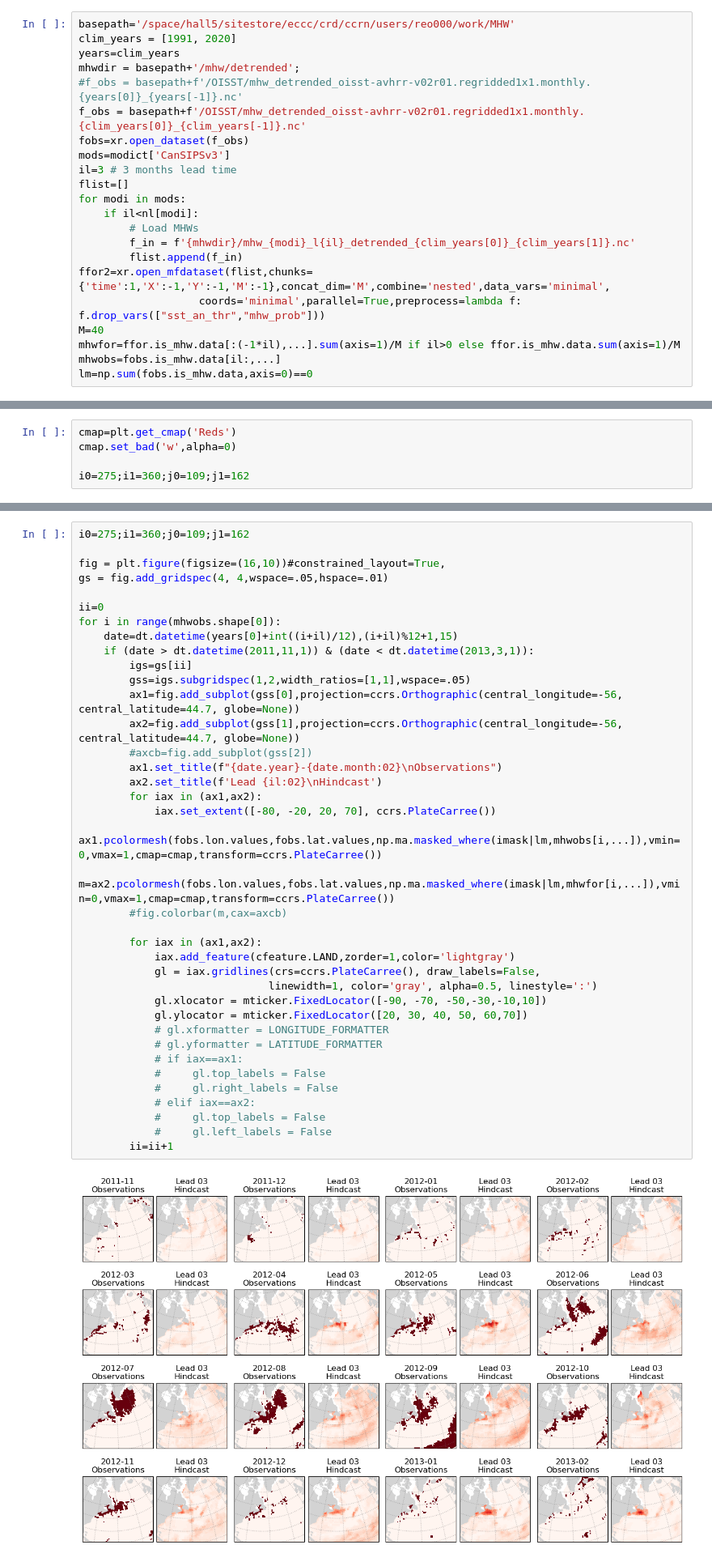
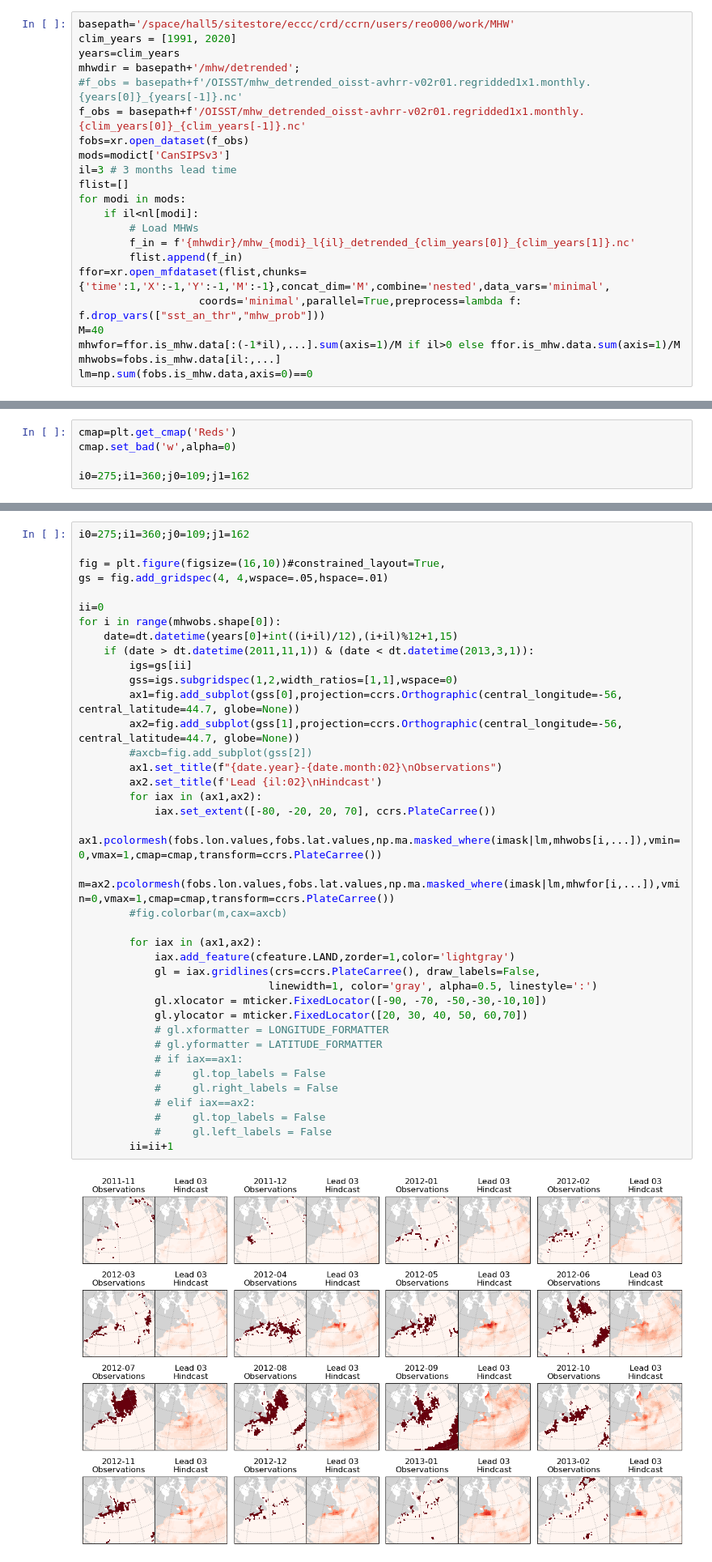
Before and after one commit to e-olson/MHW, a Jupyter notebook: caseStudiesMonthly/MHWMovie-NAtl2012.ipynb, the cells around one changed output, grey strips where cells are left out. Shown at 81% size. Drawn from its saved outputs; the diff is of its cells as text.

```diff
--- a/caseStudiesMonthly/MHWMovie-NAtl2012.ipynb
+++ b/caseStudiesMonthly/MHWMovie-NAtl2012.ipynb
@@ -42,7 +42,7 @@ for modi in mods:
         # Load MHWs
         f_in = f'{mhwdir}/mhw_{modi}_l{il}_detrended_{clim_years[0]}_{clim_years[1]}.nc'
         flist.append(f_in)
-ffor2=xr.open_mfdataset(flist,chunks={'time':1,'X':-1,'Y':-1,'M':-1},concat_dim='M',combine='nested',data_vars='minimal',
+ffor=xr.open_mfdataset(flist,chunks={'time':1,'X':-1,'Y':-1,'M':-1},concat_dim='M',combine='nested',data_vars='minimal',
                    coords='minimal',parallel=True,preprocess=lambda f: f.drop_vars(["sst_an_thr","mhw_prob"]))
 M=40
 mhwfor=ffor.is_mhw.data[:(-1*il),...].sum(axis=1)/M if il>0 else ffor.is_mhw.data.sum(axis=1)/M
@@ -318,32 +255,32 @@ for i in range(mhwobs.shape[0]):
     date=dt.datetime(years[0]+int((i+il)/12),(i+il)%12+1,15)
     if (date > dt.datetime(2011,11,1)) & (date < dt.datetime(2013,3,1)):
         igs=gs[ii]
-        gss=igs.subgridspec(1,2,width_ratios=[1,1],wspace=.05)
+        gss=igs.subgridspec(1,2,width_ratios=[1,1],wspace=0)
         ax1=fig.add_subplot(gss[0],projection=ccrs.Orthographic(central_longitude=-56, central_latitude=44.7, globe=None))
         ax2=fig.add_subplot(gss[1],projection=ccrs.Orthographic(central_longitude=-56, central_latitude=44.7, globe=None))
         #axcb=fig.add_subplot(gss[2])
         ax1.set_title(f"{date.year}-{date.month:02}\nObservations")
         ax2.set_title(f'Lead {il:02}\nHindcast')
         for iax in (ax1,ax2):
             iax.set_extent([-80, -20, 20, 70], ccrs.PlateCarree())
         ax1.pcolormesh(fobs.lon.values,fobs.lat.values,np.ma.masked_where(imask|lm,mhwobs[i,...]),vmin=0,vmax=1,cmap=cmap,transform=ccrs.PlateCarree())
         m=ax2.pcolormesh(fobs.lon.values,fobs.lat.values,np.ma.masked_where(imask|lm,mhwfor[i,...]),vmin=0,vmax=1,cmap=cmap,transform=ccrs.PlateCarree())
         #fig.colorbar(m,cax=axcb)
 
         for iax in (ax1,ax2):
             iax.add_feature(cfeature.LAND,zorder=1,color='lightgray')
             gl = iax.gridlines(crs=ccrs.PlateCarree(), draw_labels=False,
                               linewidth=1, color='gray', alpha=0.5, linestyle=':')
             gl.xlocator = mticker.FixedLocator([-90, -70, -50,-30,-10,10])
             gl.ylocator = mticker.FixedLocator([20, 30, 40, 50, 60,70])
             # gl.xformatter = LONGITUDE_FORMATTER
             # gl.yformatter = LATITUDE_FORMATTER
             # if iax==ax1:
             #     gl.top_labels = False
             #     gl.right_labels = False
             # elif iax==ax2:
             #     gl.top_labels = False
             #     gl.left_labels = False
         ii=ii+1
 # %% [output]
-[figure, old version]
+[figure, new version]
```
Also changed, not shown: parts of 2 cells of this notebook, 21 other files.
